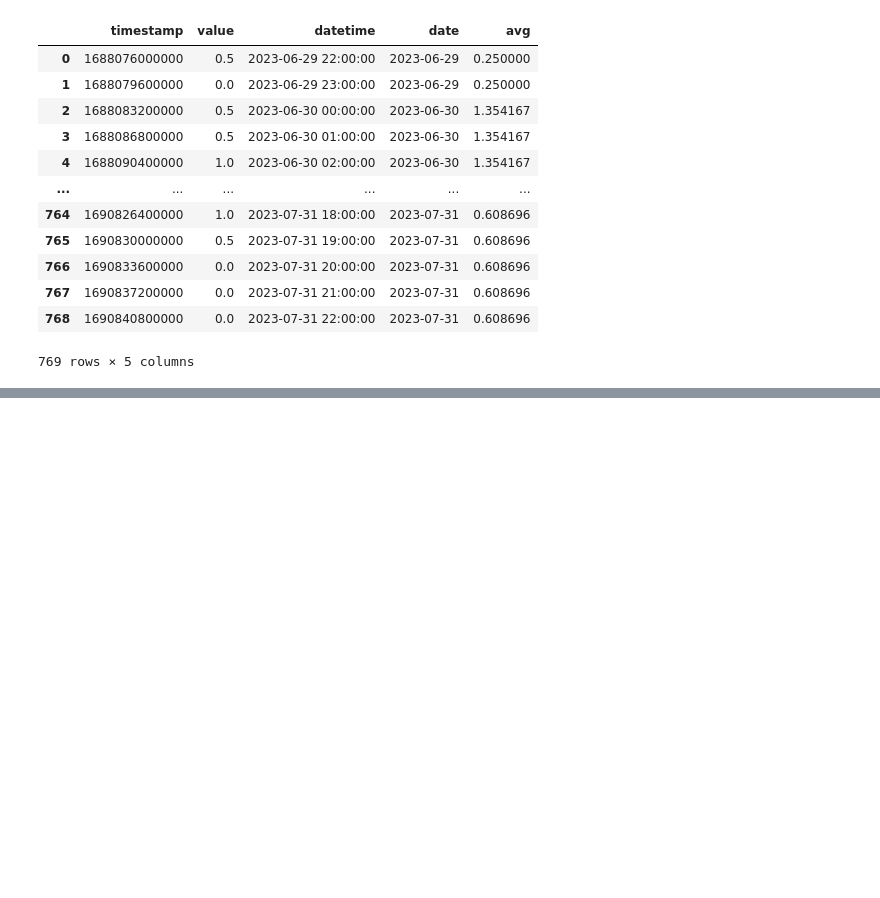
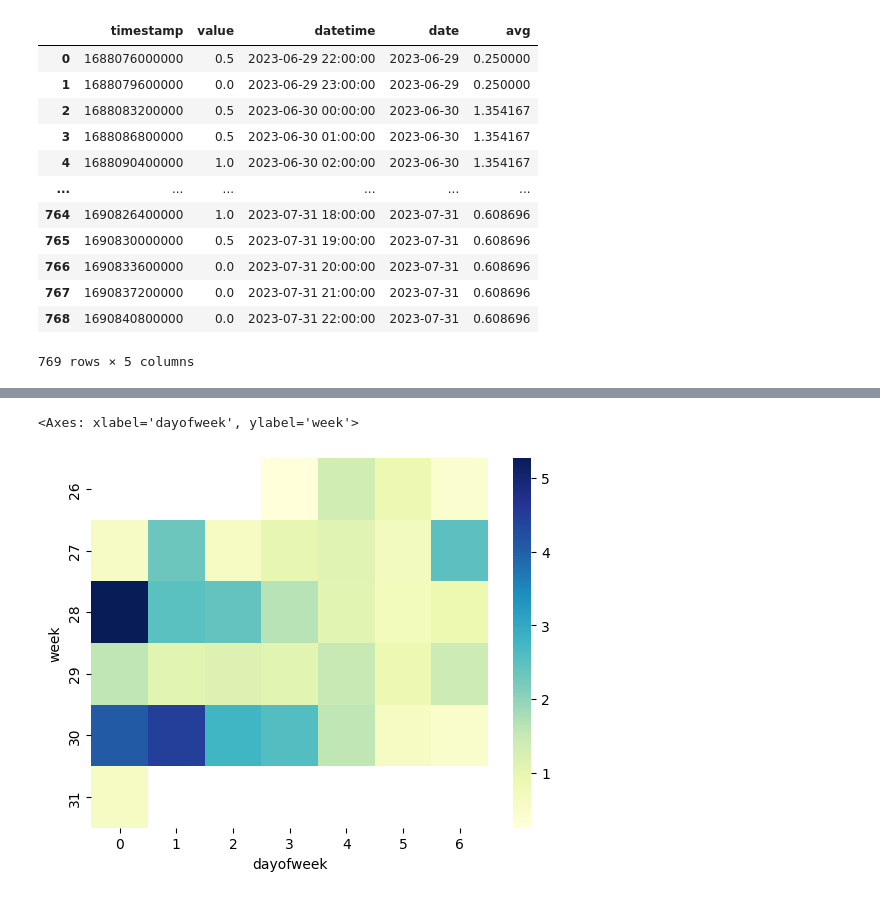
Before and after one commit to paulinedepuydt/data_track_integrated_exercise, a Jupyter notebook: src/plot.ipynb, the cells around one changed output, grey strips where cells are left out. Drawn from its saved outputs; the diff is of its cells as text; code cells hidden in the pictures; blank space fills up the shorter version.

Commit message:
add clean loop

```diff
--- a/src/plot.ipynb
+++ b/src/plot.ipynb
@@ -14,6 +16,6 @@ sns.barplot(data=ts, x="datetime", y="value")
 # %%
 Gent_1M_files = [fn for fn in os.listdir("../local_data_Gent_1M_clean/7073_data/") if fn.endswith("csv")]
-ts = pd.read_csv(f"../local_data_Gent_1M_clean/7073_data/{Gent_1M_files[0]}")
+ts = pd.read_csv(f"../local_data_Gent_1M_clean/7073_data/{Gent_1M_files[0]}", parse_dates=["datetime", "date"])
 # %%
 ts
 # %% [output]
@@ -30,3 +32,7 @@ ts
 | 767 | 1690837200000 | 0.0 | 2023-07-31 21:00:00 | 2023-07-31 | 0.608696 |
 | 768 | 1690840800000 | 0.0 | 2023-07-31 22:00:00 | 2023-07-31 | 0.608696 |
 769 rows × 5 columns
+# %%
+ts["week"] = [x.isocalendar().week for x in ts.date]
+ts["dayofweek"] = [x.dayofweek for x in ts.date]
+ts["hour"] = [x.time().hour for x in ts.datetime]
@@ -32,0 +55,9 @@ ts
+# %%
+weekmatrix = ts[["avg", "dayofweek", "week"]].drop_duplicates().pivot(values="avg", columns="dayofweek", index="week")
+daymatrix = ts[["value", "date", "hour"]].drop_duplicates().pivot(values="value", columns="hour", index="date")
+daymatrix.index = daymatrix.index.date#.strftime('%Y/%m/%d, %r')
+# %%
+sns.heatmap(weekmatrix, cmap="YlGnBu")
+# %% [output]
+<Axes: xlabel='dayofweek', ylabel='week'>
+[figure, added]
```
Also changed, not shown: parts of 5 cells of this notebook, 3 other files.
